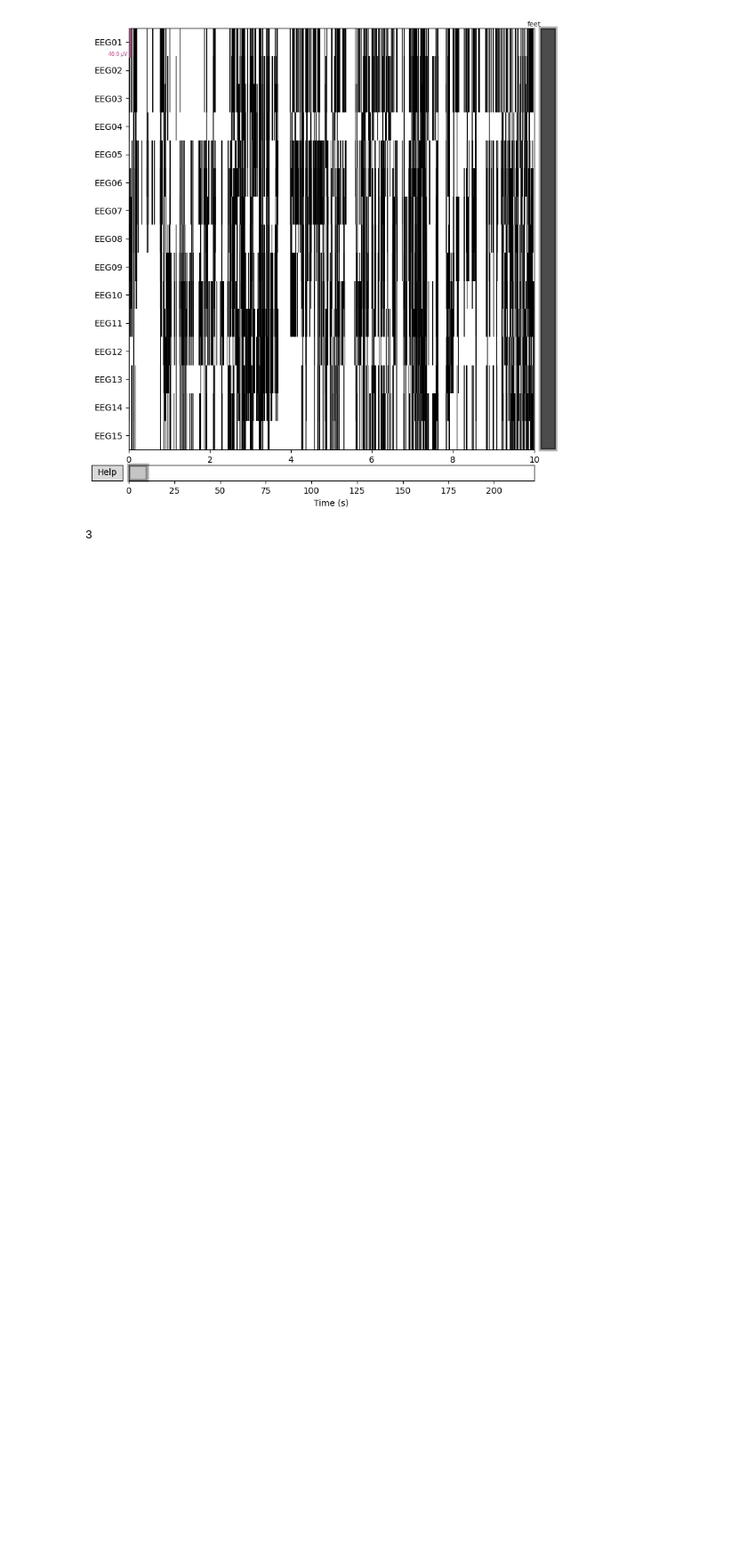
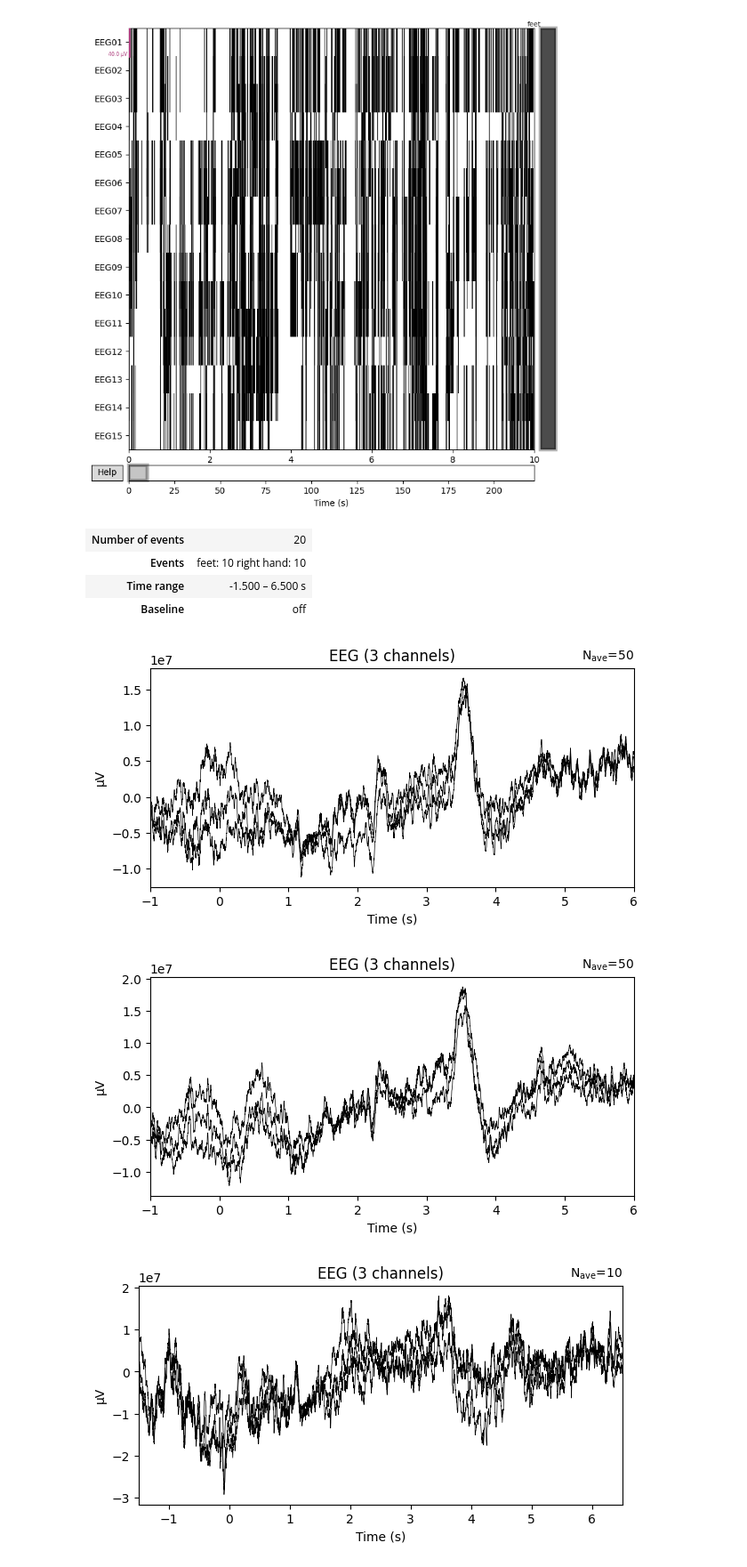
Before and after one commit to toregude/TTK7-MI-t-f-analysis, a Jupyter notebook: mne_analisys.ipynb, the cells around one changed output. Shown at 89% size. Saved outputs shown, nothing was run; the diff lists cells and outputs as text; code cells hidden in the pictures; blank space fills up the shorter version.

```diff
--- a/mne_analisys.ipynb
+++ b/mne_analisys.ipynb
@@ -264,7 +264,23 @@ def create_raw_from_subject(subject: Subject, run: int):
         event_dict[run_object.classes[i]]=i+1
 
     return raw, events, event_dict
+def create_epochs_from_subject(subject: Subject, tmin=-1, tmax=6, baseline=None, preload=True, picks=("all")):
+    epochs_list = []
+    for run in range(subject.num_runs):
+        try:
+            raw, events, event_dict = create_raw_from_subject(subject, run)
+            if picks != "all":
+                picks = list(picks)
+            epochs = mne.Epochs(raw, events, event_dict, tmin, tmax, baseline=baseline, preload=preload, picks=picks)
+            epochs_list.append(epochs)
+        except Exception as e:
+            print(f"Error processing run {run}: {e}")
 
+    if epochs_list:
+        epochs = mne.concatenate_epochs(epochs_list)
+        return epochs
+    else:
+        raise ValueError("No valid epochs were created from the runs.")
 info = create_info_from_subject(subjects[1])
 print(info)
 raw, events, event_dict = create_raw_from_subject(subjects[2], 0)
@@ -297,7 +313,7 @@ from mne.stats import permutation_cluster_1samp_test as pcluster_test
 from mne.time_frequency import tfr_multitaper
 
 
-tmin, tmax = -1, 4
+tmin, tmax = -1, 6
 raw, events, event_dict = create_raw_from_subject(subjects[2], 0)
 
 epochs = mne.Epochs(
@@ -312,6 +328,31 @@ epochs = mne.Epochs(
     baseline=None,
     preload=True,
 )
-print(len(("EEG01", "EEG02", "EEG03")))
+
+epochs
 # %% [output]
-3
+| Number of events | 20 |
+| Events | feet: 10 right hand: 10 |
+| Time range | -1.500 – 6.500 s |
+| Baseline | off |
+# %%
+
+#reject_criteria = dict(eeg=1000000000e-6)  # 100 µV
+#epochs.drop_bad(reject=reject_criteria)
+#epochs.plot_drop_log()
+#Rejection does not work for some reason, it is not predictable, sometimes it drops everything, sometimes a bit, sometimes nothing on the same data
+big_epochs = create_epochs_from_subject(subjects[2], picks=("EEG01", "EEG02", "EEG03"))
+big_rhand_avg = big_epochs["right hand"].average()
+big_feet_avg = big_epochs["feet"].average()
+rhand_avg = epochs["right hand"].average()
+feet_avg = epochs["feet"].average()
+big_rhand_avg.plot()
+big_feet_avg.plot()
+rhand_avg.plot()
+feet_avg.plot()
+
+plt.show()
+# %% [output]
+[figure, added]
+[figure, added]
+[figure, added]
```
Also changed, not shown: parts of 13 cells of this notebook.
